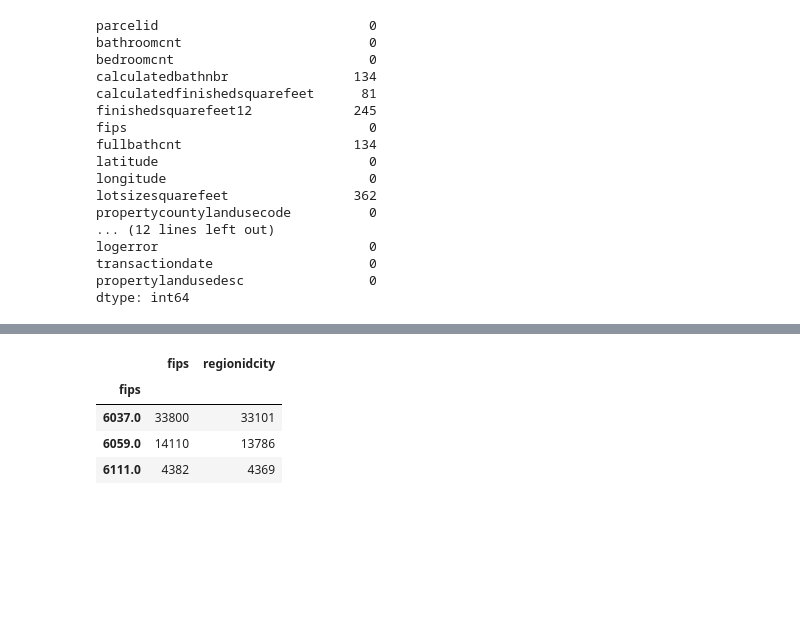
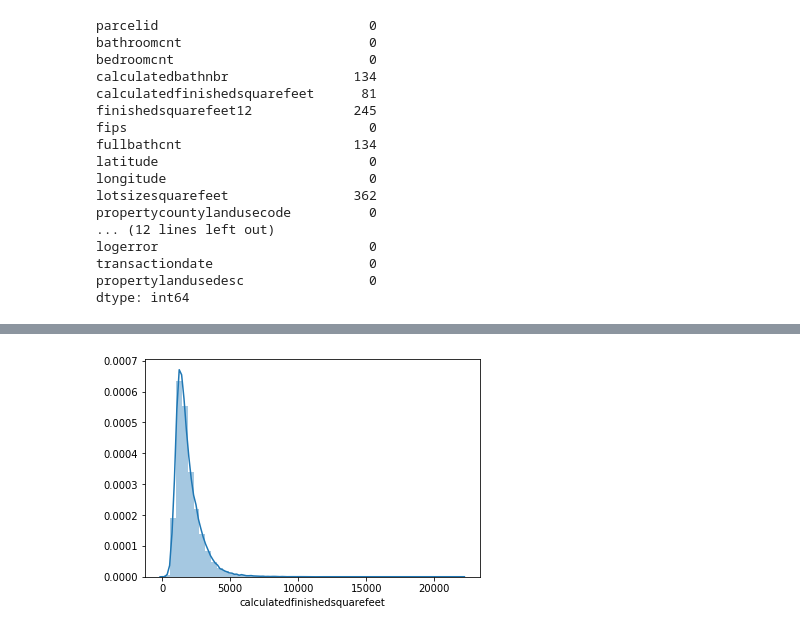
Before and after one commit to RainierCluster/zillow-cluster, a Jupyter notebook: mists_clustsers.ipynb, the cells around one changed output, grey strips where cells are left out. Saved outputs shown, nothing was run; the diff lists cells and outputs as text; code cells hidden in the pictures; blank space fills up the shorter version.

```diff
--- a/mists_clustsers.ipynb
+++ b/mists_clustsers.ipynb
@@ -83,0 +95,4 @@ dtype: int64
+# %%
+    df.drop(columns=["calculatedbathnbr","fullbathcnt", "finishedsquarefeet12", "regionidcounty", "propertycountylandusecode",
+                     "rawcensustractandblock", "censustractandblock", "regionidzip",
+                     "assessmentyear", "propertylandusedesc"], inplace=True)
@@ -120,8 +203,5 @@ Name: structuretaxvaluedollarcnt, dtype: int64
-# %%
-df.groupby("fips")[["fips","regionidcity"]].count()
-# %% [output]
-|  | fips | regionidcity |
-| fips |  |  |
-| 6037.0 | 33800 | 33101 |
-| 6059.0 | 14110 | 13786 |
-| 6111.0 | 4382 | 4369 |
+# %%
+sns.distplot(df.calculatedfinishedsquarefeet.dropna())
+plt.show()
+# %% [output]
+[figure, added]
```
Also changed, not shown: parts of 46 cells of this notebook.
